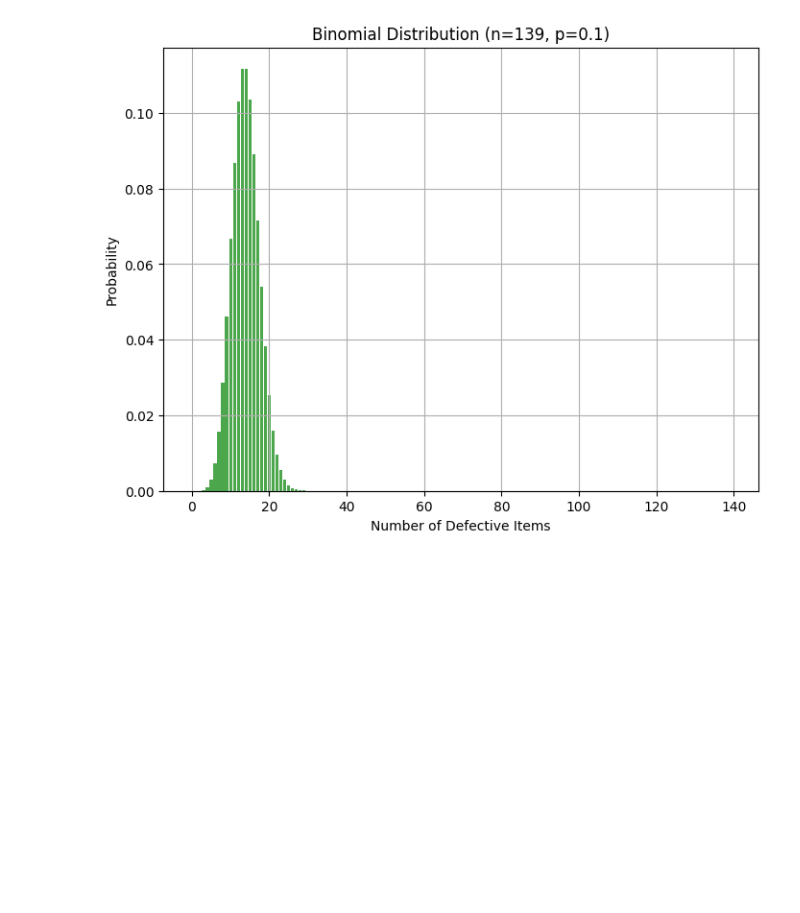
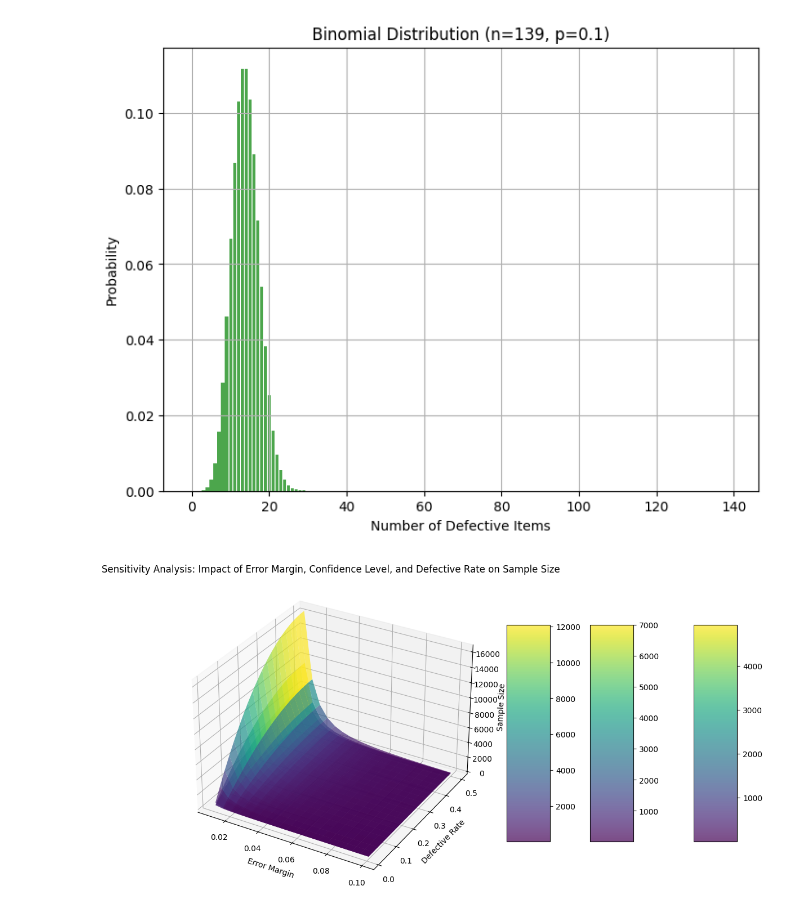
Before and after one commit to cr9294/2024_C, a Jupyter notebook: 代码本/1.ipynb, the cells around one changed output. Saved outputs shown, nothing was run; the diff lists cells and outputs as text; code cells hidden in the pictures; blank space fills up the shorter version.

```diff
--- a/代码本/1.ipynb
+++ b/代码本/1.ipynb
@@ -127,3 +127,47 @@ def plot_binomial_distribution(sample_size, defective_rate):
 plot_binomial_distribution(sample_size_95, defective_rate)
 # %% [output]
 [figure]
+# %%
+import numpy as np
+import matplotlib.pyplot as plt
+from mpl_toolkits.mplot3d import Axes3D
+import scipy.stats as stats
+
+def calculate_sample_size(defective_rate, confidence_level, error_margin):
+    """
+    计算样本量
+    :param defective_rate: 次品率
+    :param confidence_level: 置信水平
+    :param error_margin: 误差范围
+    :return: 样本量
+    """
+    z_score = stats.norm.ppf(1 - (1 - confidence_level) / 2)
+    sample_size = (z_score ** 2 * defective_rate * (1 - defective_rate)) / (error_margin ** 2)
+    return int(np.ceil(sample_size))
+
+# 参数范围设置
+error_margins = np.linspace(0.01, 0.1, 20)  # 误差范围从 0.01 到 0.1
+defective_rates = np.linspace(0.01, 0.5, 20)  # 次品率从 0.01 到 0.5
+confidence_levels = [0.90, 0.95, 0.99]  # 置信水平
+
+# 准备 3D 图
+fig = plt.figure(figsize=(14, 10))
+ax = fig.add_subplot(111, projection='3d')
+
+# 为每个置信水平绘制三维图
+for cl in confidence_levels:
+    X, Y = np.meshgrid(error_margins, defective_rates)  # 网格化误差范围和次品率
+    Z = np.array([[calculate_sample_size(dr, cl, em) for em in error_margins] for dr in defective_rates])  # 样本量计算
+
+    # 绘制3D曲面
+    surf = ax.plot_surface(X, Y, Z, alpha=0.7, label=f'Confidence Level {cl}', cmap='viridis')
+    fig.colorbar(surf, ax=ax, shrink=0.5, aspect=5)
+
+# 设定坐标轴标签
+ax.set_xlabel('Error Margin')
+ax.set_ylabel('Defective Rate')
+ax.set_zlabel('Sample Size')
+ax.set_title('Sensitivity Analysis: Impact of Error Margin, Confidence Level, and Defective Rate on Sample Size')
+plt.show()
+# %% [output]
+[figure, added]
```
Also changed, not shown: parts of 2 cells of this notebook, 10 other files.
